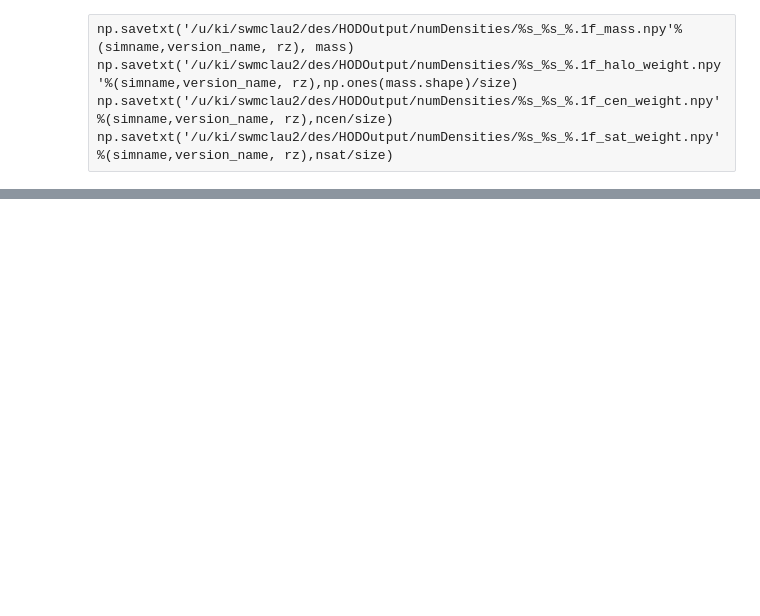
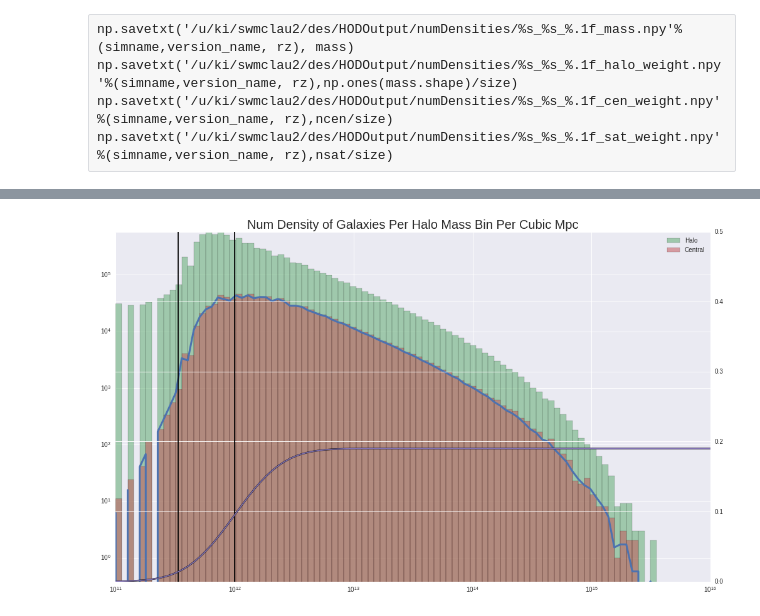
Before and after one commit to mclaughlin6464/HODEmulator, a Jupyter notebook: Number Density.ipynb, the cells around one changed output, grey strips where cells are left out. Saved outputs shown, nothing was run; the diff lists cells and outputs as text; code cells hidden in the pictures; blank space fills up the shorter version.

```diff
--- a/Number Density.ipynb
+++ b/Number Density.ipynb
@@ -124,0 +183,39 @@ plt.show()
+# %%
+x, be = np.histogram(mass, halo_mass, weights = np.ones(ncen.shape))
+y = x*mean_ncen[:-1]
+# %%
+fig, ax1 = plt.subplots(figsize = (17,10))
+plt.title("Num Density of Galaxies Per Halo Mass Bin Per Cubic Mpc",fontsize = 20)
+ax1.hist(mass, halo_mass,weights = np.ones(ncen.shape), color = colors[1], alpha = 0.5,label = 'Halo')
+ax1.hist(mass, halo_mass,weights = ncen, color = colors[2], alpha = 0.5, label = 'Central')
+#ax1.hist(mass, halo_mass,weights = nsat/size, color = colors[3], alpha = 0.5, label = 'Satellite')
+plt.plot(halo_mass[:-1], y, lw = 3)
+ax1.legend(loc = 'best')
+
+ax1.set_xscale('log')
+ax1.set_yscale('log')
+#plt.ticklabel_format(style='sci', axis='y', scilimits=(0,0))
+
+ax1.set_ylim([0, size*5e-4])
+#plt.suptitle('%s\t $z = %.1f$'%(simname, rz), fontsize = 25
+
+ax2 = ax1.twinx()
+#ax2.plot(binned_logmass, ncen_hat, color = 'k', lw = 2.5)
+
+#ax2.plot(binned_logmass, ncen_hat, color = colors[2])
+
+ax2.plot(halo_mass, mean_ncen, color = 'k', lw = 2.5)
+
+ax2.plot(halo_mass, mean_ncen, color = colors[3])
+
+#ax2.plot(halo_mass, mean_ncen, color = colors[2], ls = '--')
+#ax2.plot(binned_logmass, nsat_hat, color = colors[3])
+#ax2.plot(halo_mass, mean_nsat, color = colors[3], ls = '--')
+ax2.vlines(10**12.0,0, 0.5)
+ax2.vlines(halocat.particle_mass*10,0, 0.5)
+
+ax2.set_xscale('log')
+
+plt.show()
+# %% [output]
+[figure, added]
```
Also changed, not shown: parts of 13 cells of this notebook, 5 other files.
